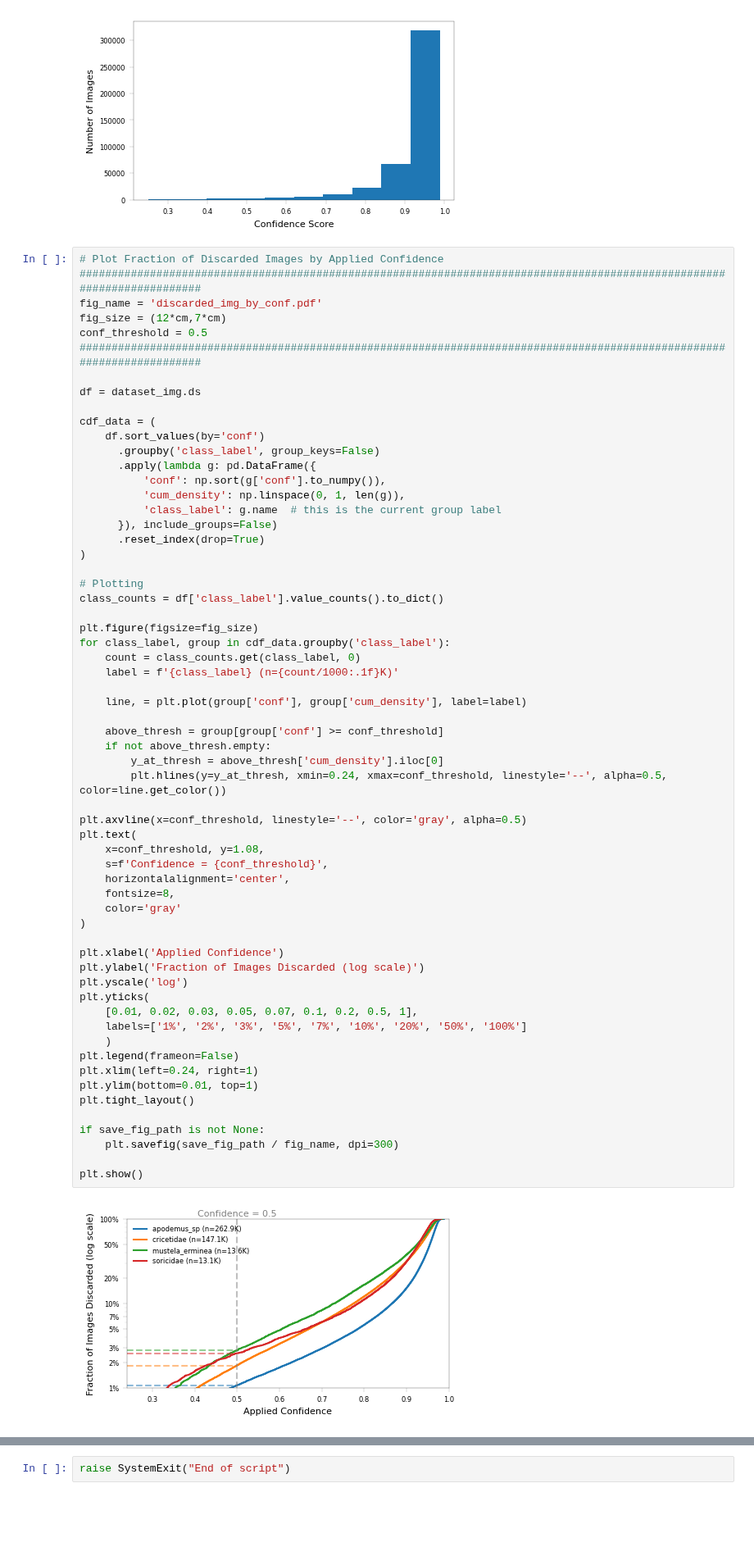
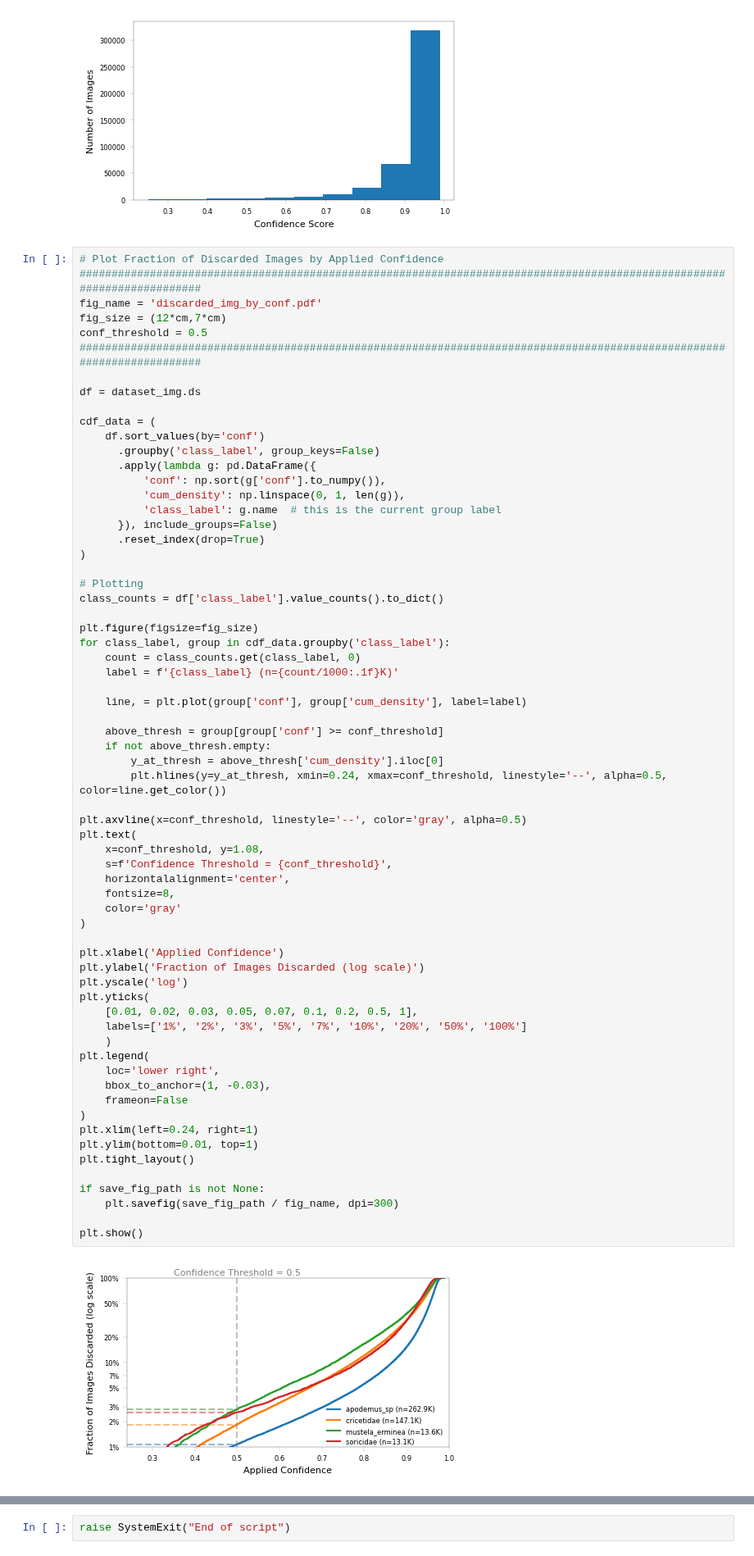
Before and after one commit to juliankraft/BachelorThesis, a Jupyter notebook: code/eval/analyze_dataset.ipynb, the cells around one changed output, grey strips where cells are left out. Shown at 82% size. Drawn from its saved outputs; the diff is of its cells as text; blank space fills up the shorter version.

```diff
--- a/code/eval/analyze_dataset.ipynb
+++ b/code/eval/analyze_dataset.ipynb
@@ -167,36 +167,40 @@ for class_label, group in cdf_data.groupby('class_label'):
 
     above_thresh = group[group['conf'] >= conf_threshold]
     if not above_thresh.empty:
         y_at_thresh = above_thresh['cum_density'].iloc[0]
         plt.hlines(y=y_at_thresh, xmin=0.24, xmax=conf_threshold, linestyle='--', alpha=0.5, color=line.get_color())
 
 plt.axvline(x=conf_threshold, linestyle='--', color='gray', alpha=0.5)
 plt.text(
     x=conf_threshold, y=1.08,
-    s=f'Confidence = {conf_threshold}',
+    s=f'Confidence Threshold = {conf_threshold}',
     horizontalalignment='center',
     fontsize=8,
     color='gray'
 )
 
 plt.xlabel('Applied Confidence')
 plt.ylabel('Fraction of Images Discarded (log scale)')
 plt.yscale('log')
 plt.yticks(
     [0.01, 0.02, 0.03, 0.05, 0.07, 0.1, 0.2, 0.5, 1],
     labels=['1%', '2%', '3%', '5%', '7%', '10%', '20%', '50%', '100%']
     )
-plt.legend(frameon=False)
+plt.legend(
+    loc='lower right',
+    bbox_to_anchor=(1, -0.03),
+    frameon=False
+)
 plt.xlim(left=0.24, right=1)
 plt.ylim(bottom=0.01, top=1)
 plt.tight_layout()
 
 if save_fig_path is not None:
     plt.savefig(save_fig_path / fig_name, dpi=300)
 
 plt.show()
 # %% [output]
-[figure, old version]
+[figure, new version]
 # %%
 # Plot Fraction of Discarded Sequences by Applied Confidence
 ########################################################################################################################
```
Also changed, not shown: parts of 1 cell of this notebook, 1 other file.
